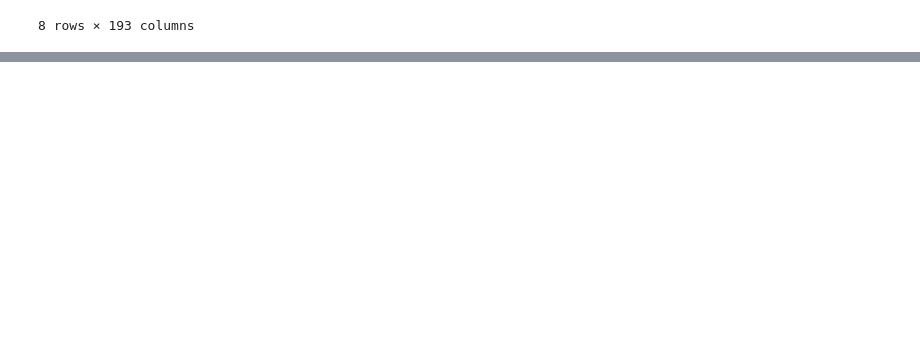
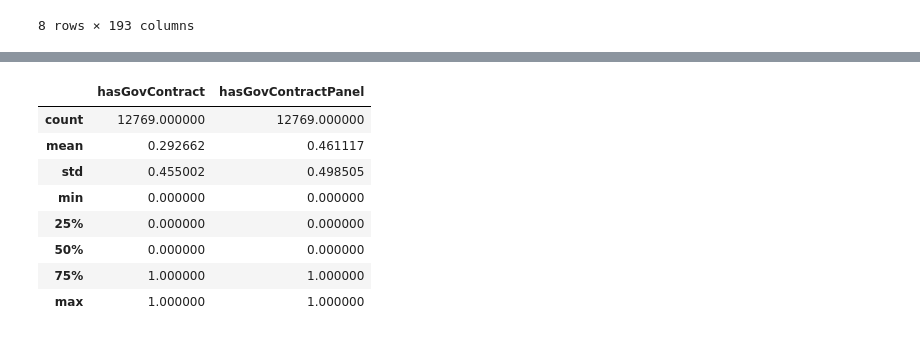
Before and after one commit to wangyouan/STOCKAct, a Jupyter notebook: Notebook/ConstructPoliticalConnectionMeasure.ipynb, the cells around one changed output, grey strips where cells are left out. Saved outputs shown, nothing was run; the diff lists cells and outputs as text; code cells hidden in the pictures; blank space fills up the shorter version.

```diff
--- a/Notebook/ConstructPoliticalConnectionMeasure.ipynb
+++ b/Notebook/ConstructPoliticalConnectionMeasure.ipynb
@@ -126,0 +178,12 @@ reg_df_gov_num.to_stata(os.path.join(const.RESULT_PATH, '20241223_stock_act_reg_
+# %%
+reg_df2[['hasGovContract', 'hasGovContractPanel']].describe()
+# %% [output]
+|  | hasGovContract | hasGovContractPanel |
+| count | 12769.000000 | 12769.000000 |
+| mean | 0.292662 | 0.461117 |
+| std | 0.455002 | 0.498505 |
+| min | 0.000000 | 0.000000 |
+| 25% | 0.000000 | 0.000000 |
+| 50% | 0.000000 | 0.000000 |
+| 75% | 1.000000 | 1.000000 |
+| max | 1.000000 | 1.000000 |
```
Also changed, not shown: parts of 9 cells of this notebook.
